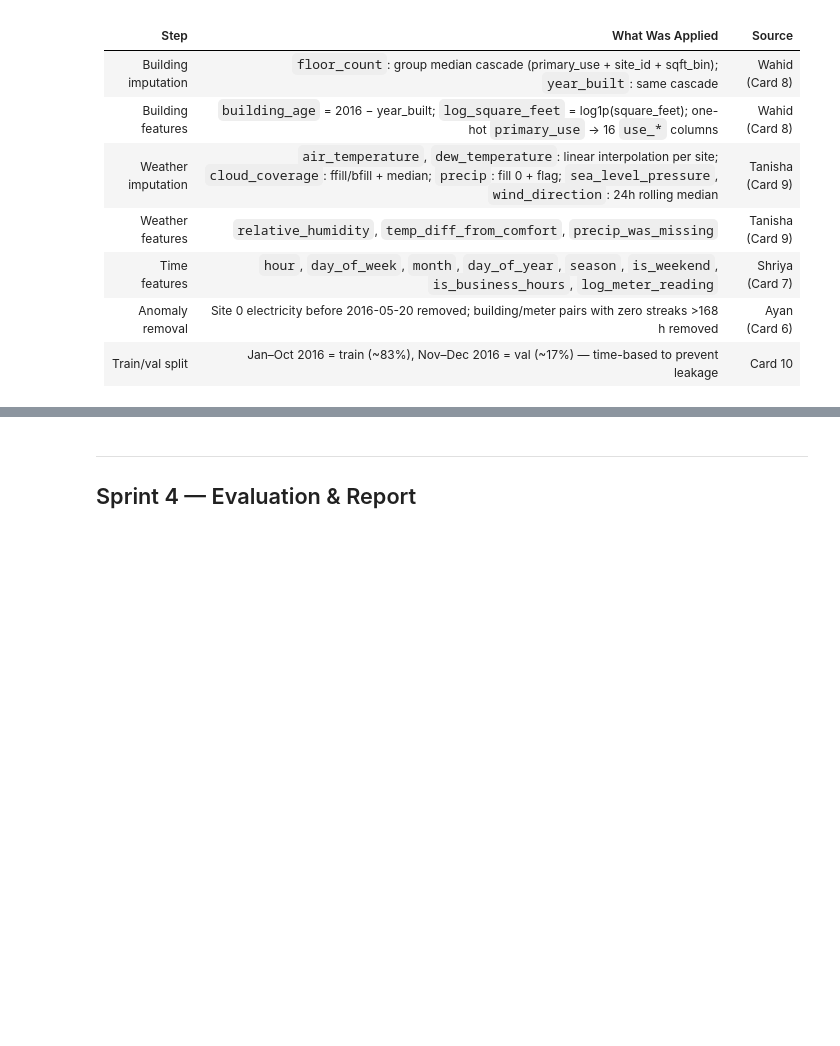
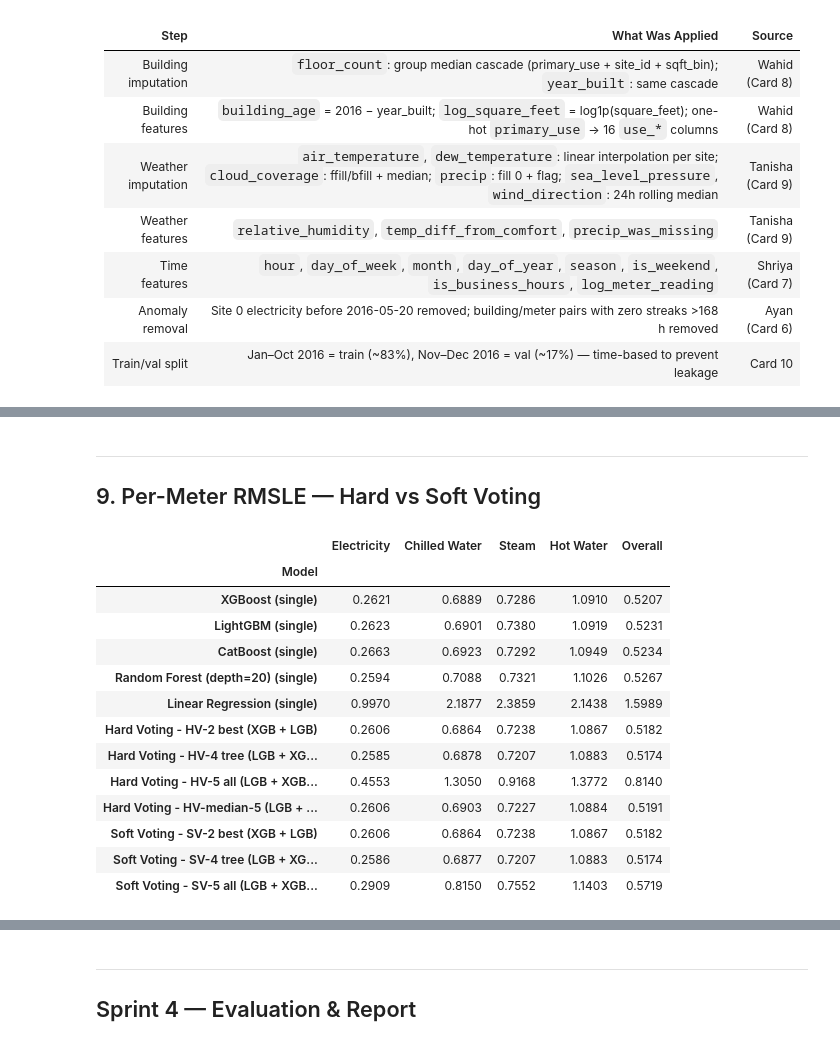
Before and after one commit to ZahraSabouri/CMT307_GreatEnergyPredictor, a Jupyter notebook: notebooks/Zahra_Data_Merging.ipynb, the cells around one changed output, grey strips where cells are left out. Saved outputs shown, nothing was run; the diff lists cells and outputs as text; code cells hidden in the pictures; blank space fills up the shorter version.

```diff
--- a/notebooks/Zahra_Data_Merging.ipynb
+++ b/notebooks/Zahra_Data_Merging.ipynb
@@ -409,0 +592,19 @@ Saved to ../data_processed/
+# %%
+for spec in model_specs:
+    spec['rmsle'] = rmsle(y_val, predictions[spec['key']])
+
+rmsle_by_key = {spec['key']: spec['rmsle'] for spec in model_specs}
+rmsle_lgb = rmsle_by_key['lgb']
+rmsle_xgb = rmsle_by_key['xgb']
+rmsle_cat = rmsle_by_key['cat']
+rmsle_rf = rmsle_by_key['rf']
+rmsle_lr = rmsle_by_key['lr']
+
+single_model_scores = pd.DataFrame([
+    {'Model': spec['name'], 'Overall RMSLE': spec['rmsle'], 'Features': spec['n_features']}
+    for spec in model_specs
+]).sort_values('Overall RMSLE').reset_index(drop=True)
+
+print('=== Individual Model RMSLE ===')
+display(single_model_scores)
+print(f'Baseline Median  : {BASELINE_RMSLE:.4f}  (reference)')
@@ -409,0 +741,38 @@ Saved to ../data_processed/
+# %% [markdown]
+---
+## 9. Per-Meter RMSLE — Hard vs Soft Voting
+# %%
+strategies = {}
+for spec in sorted(model_specs, key=lambda s: s['rmsle']):
+    strategies[f"{spec['name']} (single)"] = predictions[spec['key']]
+for name, result in hard_results.items():
+    strategies[f"Hard Voting - {name}"] = result['pred']
+for name, result in soft_results.items():
+    strategies[f"Soft Voting - {name}"] = result['pred']
+
+rows = []
+for name, preds in strategies.items():
+    row = {'Model': name}
+    for m, mname in METER_NAMES.items():
+        mask = val['meter'].values == m
+        row[mname] = round(rmsle(y_val[mask], preds[mask]), 4)
+    row['Overall'] = round(rmsle(y_val, preds), 4)
+    rows.append(row)
+
+per_meter_df = pd.DataFrame(rows).set_index('Model')
+display(per_meter_df)
+# %% [output]
+|  | Electricity | Chilled Water | Steam | Hot Water | Overall |
+| Model |  |  |  |  |  |
+| XGBoost (single) | 0.2621 | 0.6889 | 0.7286 | 1.0910 | 0.5207 |
+| LightGBM (single) | 0.2623 | 0.6901 | 0.7380 | 1.0919 | 0.5231 |
+| CatBoost (single) | 0.2663 | 0.6923 | 0.7292 | 1.0949 | 0.5234 |
+| Random Forest (depth=20) (single) | 0.2594 | 0.7088 | 0.7321 | 1.1026 | 0.5267 |
+| Linear Regression (single) | 0.9970 | 2.1877 | 2.3859 | 2.1438 | 1.5989 |
+| Hard Voting - HV-2 best (XGB + LGB) | 0.2606 | 0.6864 | 0.7238 | 1.0867 | 0.5182 |
+| Hard Voting - HV-4 tree (LGB + XG... | 0.2585 | 0.6878 | 0.7207 | 1.0883 | 0.5174 |
+| Hard Voting - HV-5 all (LGB + XGB... | 0.4553 | 1.3050 | 0.9168 | 1.3772 | 0.8140 |
+| Hard Voting - HV-median-5 (LGB + ... | 0.2606 | 0.6903 | 0.7227 | 1.0884 | 0.5191 |
+| Soft Voting - SV-2 best (XGB + LGB) | 0.2606 | 0.6864 | 0.7238 | 1.0867 | 0.5182 |
+| Soft Voting - SV-4 tree (LGB + XG... | 0.2586 | 0.6877 | 0.7207 | 1.0883 | 0.5174 |
+| Soft Voting - SV-5 all (LGB + XGB... | 0.2909 | 0.8150 | 0.7552 | 1.1403 | 0.5719 |
```
Also changed, not shown: parts of 24 cells of this notebook, 1 other file.
